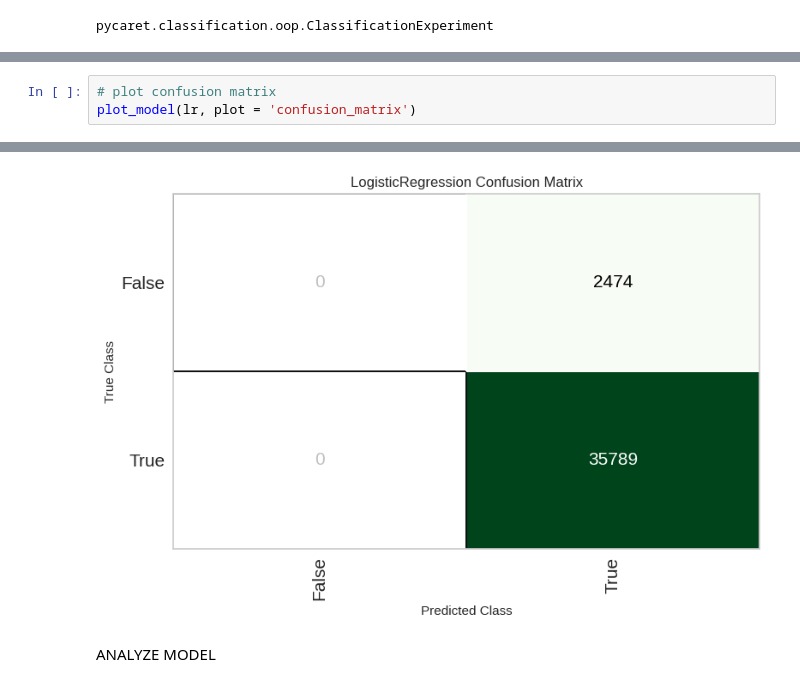
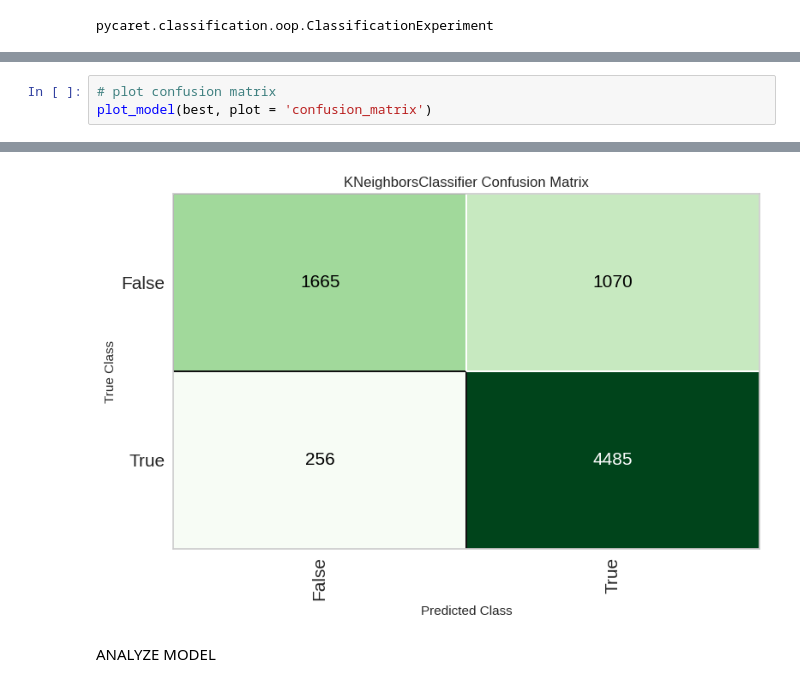
Before and after one commit to dc-neo/incidents_sla, a Jupyter notebook: Incident_Aggregation.ipynb, the cells around one changed output, grey strips where cells are left out. Cells and saved outputs as stored; diff of their text form.

```diff
--- a/Incident_Aggregation.ipynb
+++ b/Incident_Aggregation.ipynb
@@ -460,10 +464,10 @@ best = compare_models()
 [interactive output not drawn]
 # %%
 # plot confusion matrix
-plot_model(lr, plot = 'confusion_matrix')
+plot_model(best, plot = 'confusion_matrix')
 # %% [output]
 [interactive output not drawn]
-[figure, old version]
+[figure, new version]
 # %% [markdown]
 ANALYZE MODEL
 # %%
```
Also changed, not shown: parts of 19 cells of this notebook.
